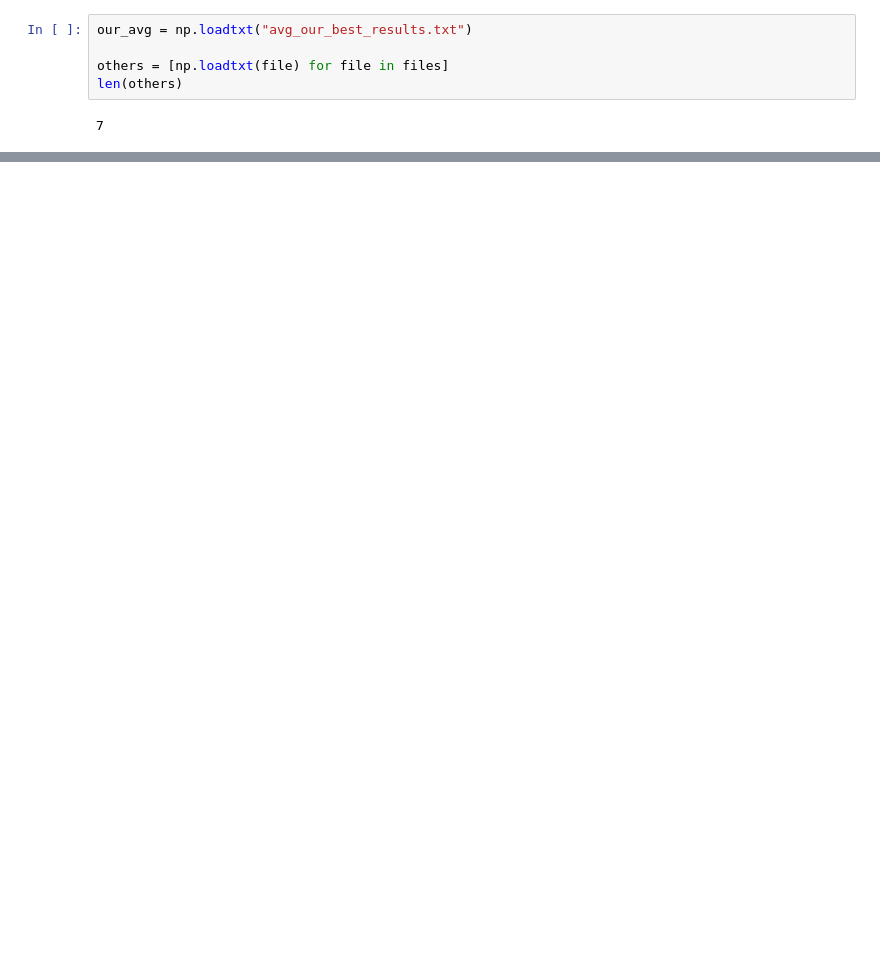
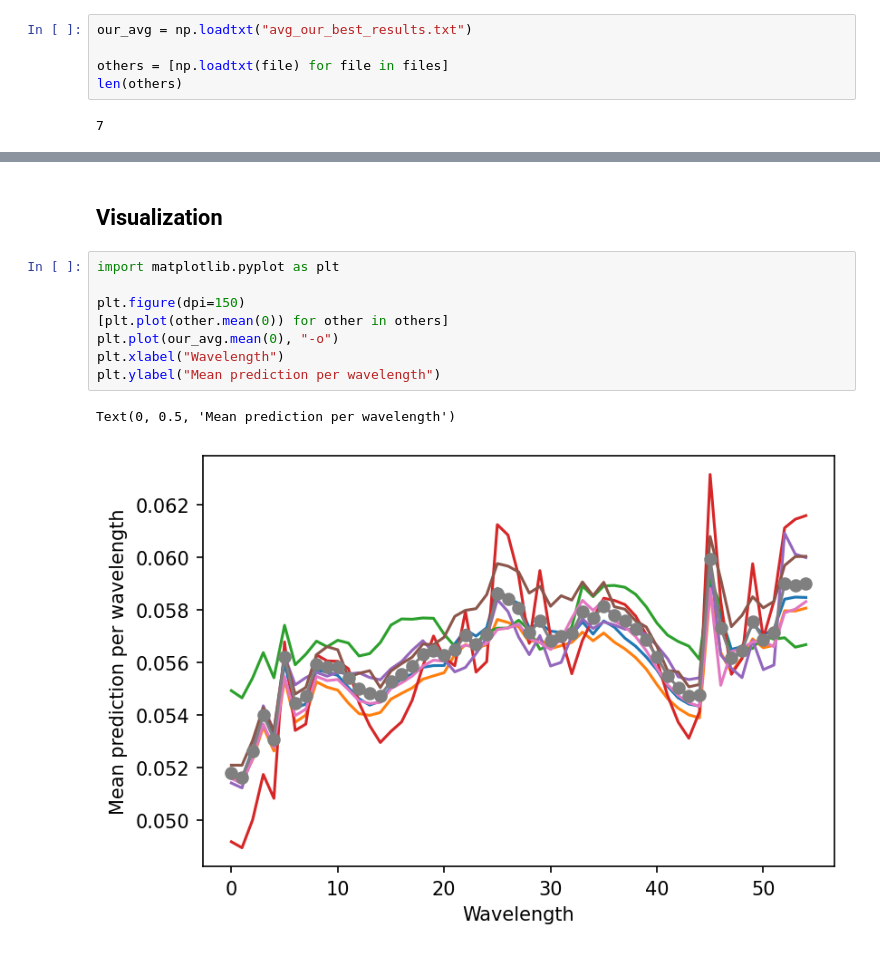
Before and after one commit to Wabinab/ariel_ml_2021, a Jupyter notebook: main_folder/Test_number.ipynb, the cells around one changed output, grey strips where cells are left out. Saved outputs shown, nothing was run; the diff lists cells and outputs as text; blank space fills up the shorter version.

Commit message:
Add visualization in test_number.ipynb

```diff
--- a/main_folder/Test_number.ipynb
+++ b/main_folder/Test_number.ipynb
@@ -66,0 +67,13 @@ len(others)
+# %% [markdown]
+## Visualization
+# %%
+import matplotlib.pyplot as plt
+
+plt.figure(dpi=150)
+[plt.plot(other.mean(0)) for other in others]
+plt.plot(our_avg.mean(0), "-o")
+plt.xlabel("Wavelength")
+plt.ylabel("Mean prediction per wavelength")
+# %% [output]
+Text(0, 0.5, 'Mean prediction per wavelength')
+[figure, added]
```
Also changed, not shown: parts of 2 cells of this notebook.
